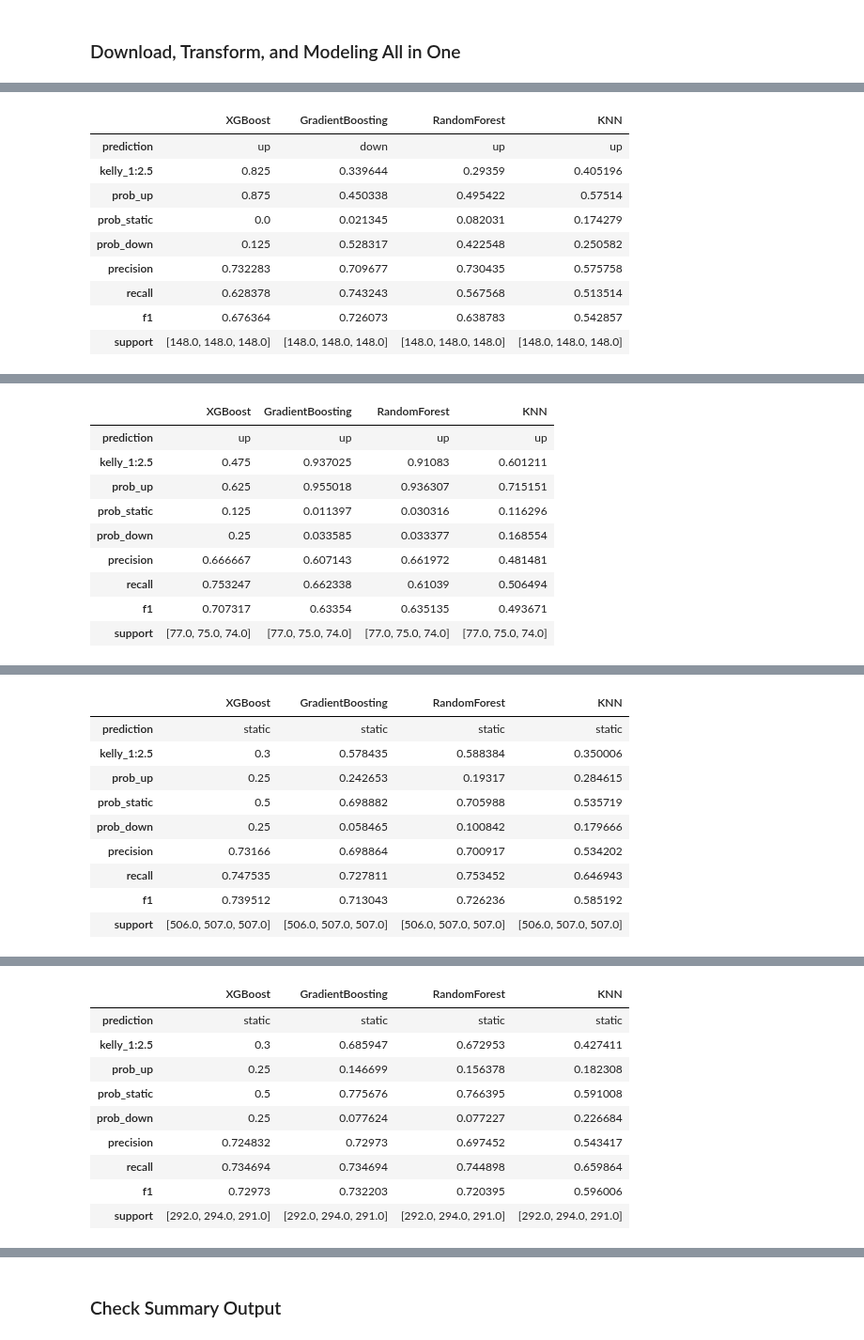
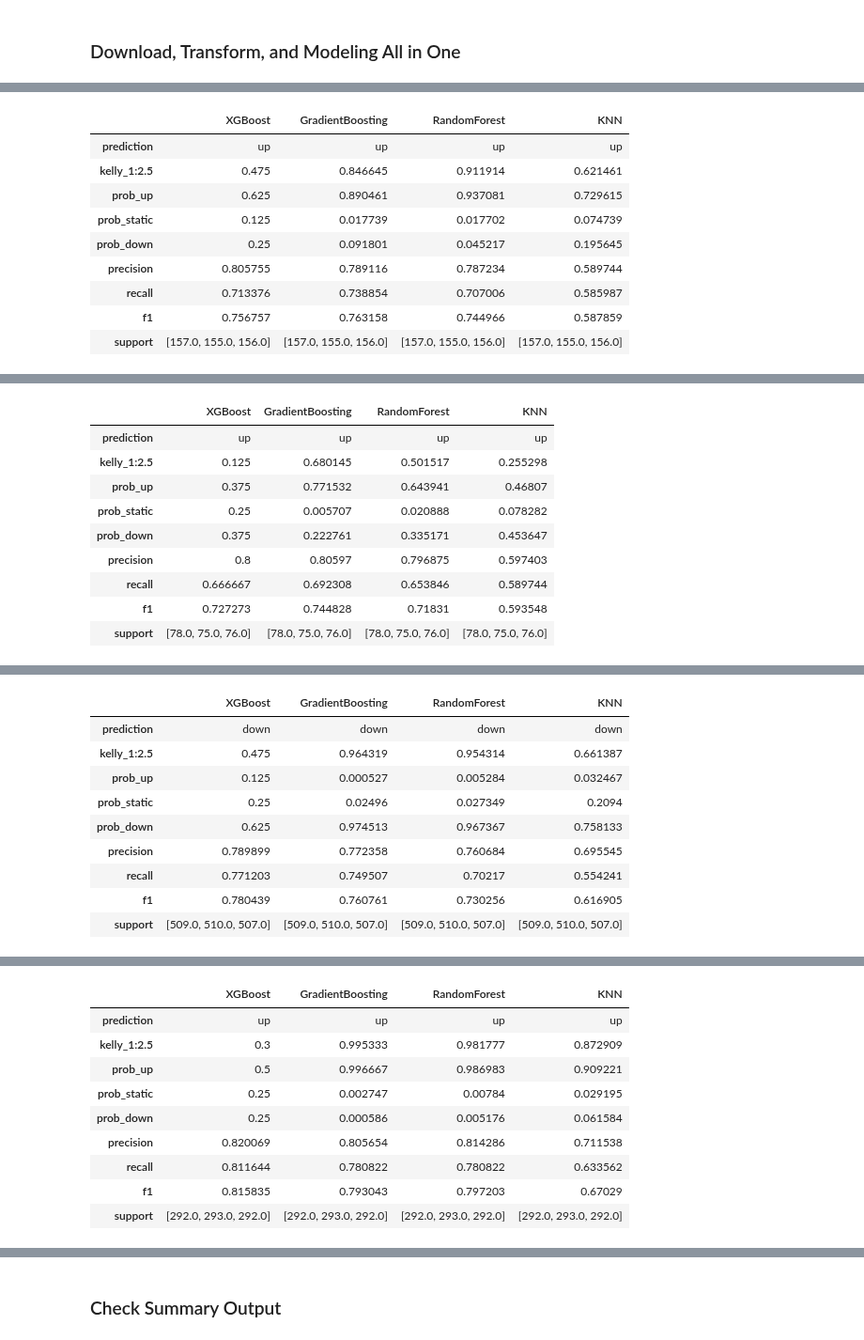
Before and after one commit to yuchild/stock_production, a Jupyter notebook: stock_next_time_frame_predictor.ipynb, the cells around one changed output, grey strips where cells are left out. Shown at 94% size. Drawn from its saved outputs; the diff is of its cells as text; code cells hidden in the pictures.

```diff
--- a/stock_next_time_frame_predictor.ipynb
+++ b/stock_next_time_frame_predictor.ipynb
@@ -43,5 +43,5 @@ from src import functions as f
 # manufactoring suppliers
 # 'lrcs', 'klac', ''
 # %%
-f.predictions('amat')
+f.predictions('mstr')
 # %% [output]
@@ -60,10 +60,10 @@ AMAT 15m Interval Timestamp: 2024-10-21 10:10:35
 |  | XGBoost | GradientBoosting | RandomForest | KNN |
-| prediction | up | down | up | up |
-| kelly_1:2.5 | 0.825 | 0.339644 | 0.29359 | 0.405196 |
-| prob_up | 0.875 | 0.450338 | 0.495422 | 0.57514 |
-| prob_static | 0.0 | 0.021345 | 0.082031 | 0.174279 |
-| prob_down | 0.125 | 0.528317 | 0.422548 | 0.250582 |
-| precision | 0.732283 | 0.709677 | 0.730435 | 0.575758 |
-| recall | 0.628378 | 0.743243 | 0.567568 | 0.513514 |
-| f1 | 0.676364 | 0.726073 | 0.638783 | 0.542857 |
-| support | [148.0, 148.0, 148.0] | [148.0, 148.0, 148.0] | [148.0, 148.0, 148.0] | [148.0, 148.0, 148.0] |
+| prediction | up | up | up | up |
+| kelly_1:2.5 | 0.475 | 0.846645 | 0.911914 | 0.621461 |
+| prob_up | 0.625 | 0.890461 | 0.937081 | 0.729615 |
+| prob_static | 0.125 | 0.017739 | 0.017702 | 0.074739 |
+| prob_down | 0.25 | 0.091801 | 0.045217 | 0.195645 |
+| precision | 0.805755 | 0.789116 | 0.787234 | 0.589744 |
+| recall | 0.713376 | 0.738854 | 0.707006 | 0.585987 |
+| f1 | 0.756757 | 0.763158 | 0.744966 | 0.587859 |
+| support | [157.0, 155.0, 156.0] | [157.0, 155.0, 156.0] | [157.0, 155.0, 156.0] | [157.0, 155.0, 156.0] |
@@ -71,10 +71,10 @@ AMAT 30m Interval Timestamp: 2024-10-21 10:10:41
 |  | XGBoost | GradientBoosting | RandomForest | KNN |
 | prediction | up | up | up | up |
-| kelly_1:2.5 | 0.475 | 0.937025 | 0.91083 | 0.601211 |
-| prob_up | 0.625 | 0.955018 | 0.936307 | 0.715151 |
-| prob_static | 0.125 | 0.011397 | 0.030316 | 0.116296 |
-| prob_down | 0.25 | 0.033585 | 0.033377 | 0.168554 |
-| precision | 0.666667 | 0.607143 | 0.661972 | 0.481481 |
-| recall | 0.753247 | 0.662338 | 0.61039 | 0.506494 |
-| f1 | 0.707317 | 0.63354 | 0.635135 | 0.493671 |
-| support | [77.0, 75.0, 74.0] | [77.0, 75.0, 74.0] | [77.0, 75.0, 74.0] | [77.0, 75.0, 74.0] |
+| kelly_1:2.5 | 0.125 | 0.680145 | 0.501517 | 0.255298 |
+| prob_up | 0.375 | 0.771532 | 0.643941 | 0.46807 |
+| prob_static | 0.25 | 0.005707 | 0.020888 | 0.078282 |
+| prob_down | 0.375 | 0.222761 | 0.335171 | 0.453647 |
+| precision | 0.8 | 0.80597 | 0.796875 | 0.597403 |
+| recall | 0.666667 | 0.692308 | 0.653846 | 0.589744 |
+| f1 | 0.727273 | 0.744828 | 0.71831 | 0.593548 |
+| support | [78.0, 75.0, 76.0] | [78.0, 75.0, 76.0] | [78.0, 75.0, 76.0] | [78.0, 75.0, 76.0] |
@@ -82,10 +82,10 @@ AMAT 1h Interval Timestamp: 2024-10-21 10:10:47
 |  | XGBoost | GradientBoosting | RandomForest | KNN |
-| prediction | static | static | static | static |
-| kelly_1:2.5 | 0.3 | 0.578435 | 0.588384 | 0.350006 |
-| prob_up | 0.25 | 0.242653 | 0.19317 | 0.284615 |
-| prob_static | 0.5 | 0.698882 | 0.705988 | 0.535719 |
-| prob_down | 0.25 | 0.058465 | 0.100842 | 0.179666 |
-| precision | 0.73166 | 0.698864 | 0.700917 | 0.534202 |
-| recall | 0.747535 | 0.727811 | 0.753452 | 0.646943 |
-| f1 | 0.739512 | 0.713043 | 0.726236 | 0.585192 |
-| support | [506.0, 507.0, 507.0] | [506.0, 507.0, 507.0] | [506.0, 507.0, 507.0] | [506.0, 507.0, 507.0] |
+| prediction | down | down | down | down |
+| kelly_1:2.5 | 0.475 | 0.964319 | 0.954314 | 0.661387 |
+| prob_up | 0.125 | 0.000527 | 0.005284 | 0.032467 |
+| prob_static | 0.25 | 0.02496 | 0.027349 | 0.2094 |
+| prob_down | 0.625 | 0.974513 | 0.967367 | 0.758133 |
+| precision | 0.789899 | 0.772358 | 0.760684 | 0.695545 |
+| recall | 0.771203 | 0.749507 | 0.70217 | 0.554241 |
+| f1 | 0.780439 | 0.760761 | 0.730256 | 0.616905 |
+| support | [509.0, 510.0, 507.0] | [509.0, 510.0, 507.0] | [509.0, 510.0, 507.0] | [509.0, 510.0, 507.0] |
@@ -93,10 +93,10 @@ AMAT 1d Interval Timestamp: 2024-10-21 10:10:59
 |  | XGBoost | GradientBoosting | RandomForest | KNN |
-| prediction | static | static | static | static |
-| kelly_1:2.5 | 0.3 | 0.685947 | 0.672953 | 0.427411 |
-| prob_up | 0.25 | 0.146699 | 0.156378 | 0.182308 |
-| prob_static | 0.5 | 0.775676 | 0.766395 | 0.591008 |
-| prob_down | 0.25 | 0.077624 | 0.077227 | 0.226684 |
-| precision | 0.724832 | 0.72973 | 0.697452 | 0.543417 |
-| recall | 0.734694 | 0.734694 | 0.744898 | 0.659864 |
-| f1 | 0.72973 | 0.732203 | 0.720395 | 0.596006 |
-| support | [292.0, 294.0, 291.0] | [292.0, 294.0, 291.0] | [292.0, 294.0, 291.0] | [292.0, 294.0, 291.0] |
+| prediction | up | up | up | up |
+| kelly_1:2.5 | 0.3 | 0.995333 | 0.981777 | 0.872909 |
+| prob_up | 0.5 | 0.996667 | 0.986983 | 0.909221 |
+| prob_static | 0.25 | 0.002747 | 0.00784 | 0.029195 |
+| prob_down | 0.25 | 0.000586 | 0.005176 | 0.061584 |
+| precision | 0.820069 | 0.805654 | 0.814286 | 0.711538 |
+| recall | 0.811644 | 0.780822 | 0.780822 | 0.633562 |
+| f1 | 0.815835 | 0.793043 | 0.797203 | 0.67029 |
+| support | [292.0, 293.0, 292.0] | [292.0, 293.0, 292.0] | [292.0, 293.0, 292.0] | [292.0, 293.0, 292.0] |
```
Also changed, not shown: parts of 1 cell of this notebook, 28 other files.
